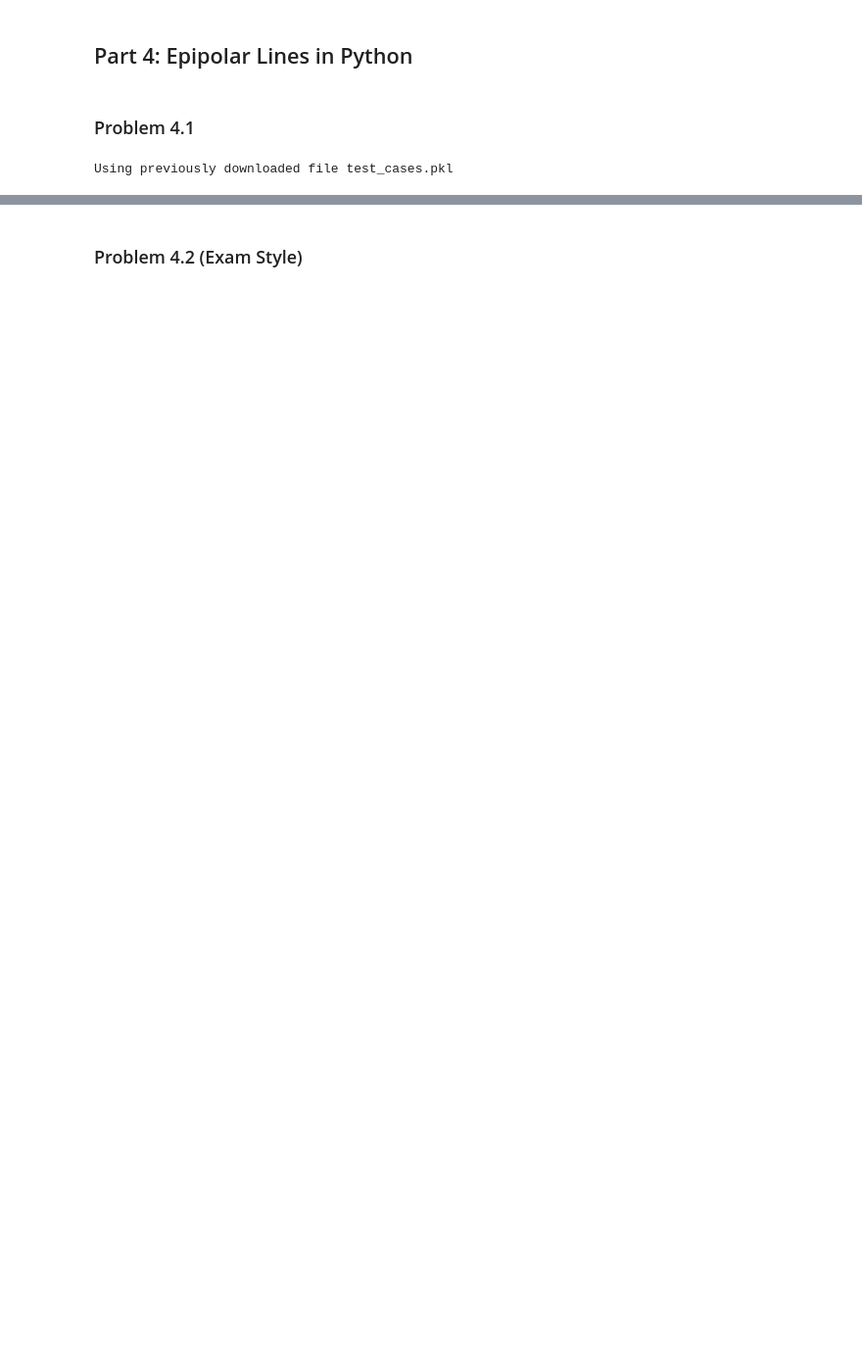
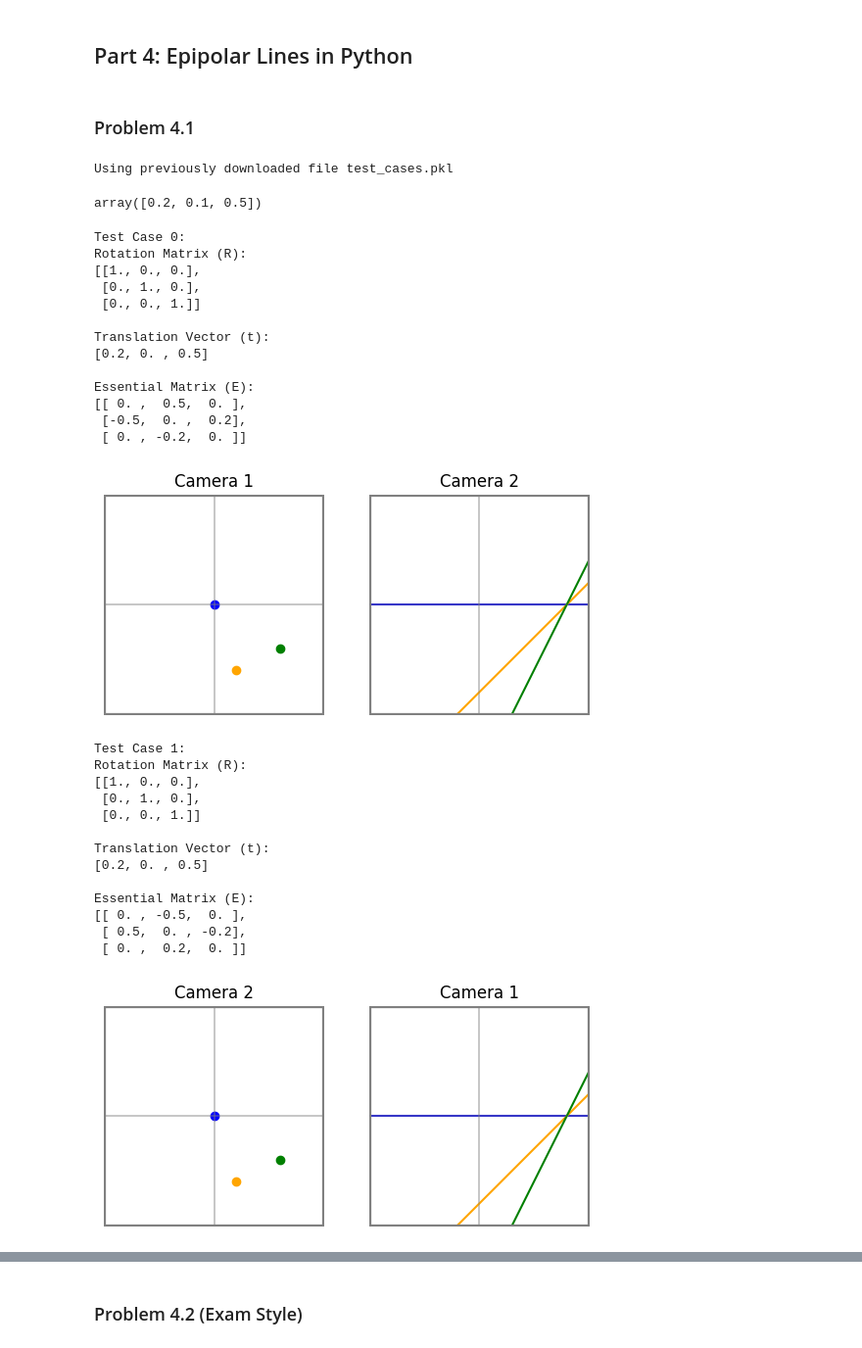
Before and after one commit to mhy-666/ComputerVision, a Jupyter notebook: Homework4/homework04.ipynb, the cells around one changed output, grey strips where cells are left out. Shown: that part at 98% size. Saved outputs shown, nothing was run; the diff lists cells and outputs as text; code cells hidden in the pictures; blank space fills up the shorter version.

```diff
--- a/Homework4/homework04.ipynb
+++ b/Homework4/homework04.ipynb
@@ -74,0 +285,39 @@ def camera_frame():
+# %%
+test_cases[6].translation
+# %% [output]
+array([0.2, 0.1, 0.5])
+# %%
+
+# Run the test cases
+for i, test_case in enumerate(test_cases):
+    print(f"\nTest Case {i}:")
+    show_images(test_case)
+# %% [output]
+Test Case 0:
+Rotation Matrix (R):
+[[1., 0., 0.],
+ [0., 1., 0.],
+ [0., 0., 1.]]
+
+Translation Vector (t):
+[0.2, 0. , 0.5]
+
+Essential Matrix (E):
+[[ 0. ,  0.5,  0. ],
+ [-0.5,  0. ,  0.2],
+ [ 0. , -0.2,  0. ]]
+[figure, added]
+Test Case 1:
+Rotation Matrix (R):
+[[1., 0., 0.],
+ [0., 1., 0.],
+ [0., 0., 1.]]
+
+Translation Vector (t):
+[0.2, 0. , 0.5]
+
+Essential Matrix (E):
+[[ 0. , -0.5,  0. ],
+ [ 0.5,  0. , -0.2],
+ [ 0. ,  0.2,  0. ]]
+[figure, added]
```
Also changed, not shown: parts of 10 cells of this notebook, 3 other files.
